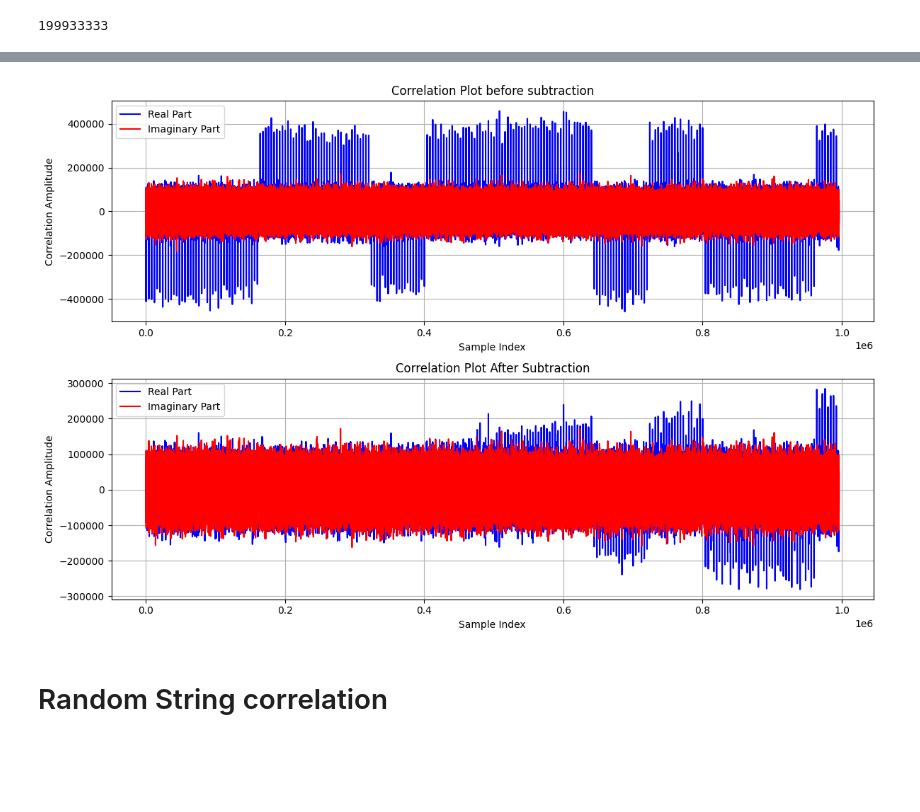
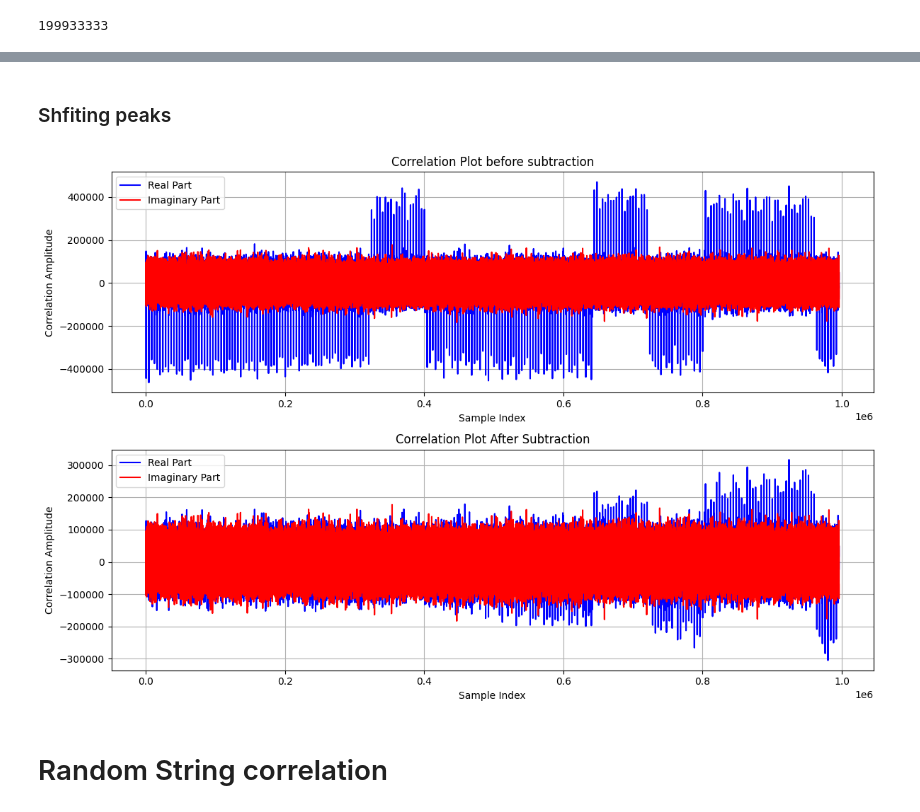
Before and after one commit to SnarkyGoblin123/BTP, a Jupyter notebook: test.ipynb, the cells around one changed output, grey strips where cells are left out. Cells and saved outputs as stored; diff of their text form; code cells hidden in the pictures; blank space fills up the shorter version.

```diff
--- a/test.ipynb
+++ b/test.ipynb
@@ -247,10 +251,10 @@ print(len(compdata))
 # %%
 # st = 70000000
 st1 = 299900000*0
-st = int(24000000*1)
+st = int(24000000*0)
 print(st)
 compdata1 = copy.deepcopy(compdata[st:st+1000000])
-corrected_shift, _ = search_doppler_shift(compdata1, st1+st, prn_upsample, f_d1, 4000000, [-5,0.1,0])
+corrected_shift, _ = search_doppler_shift(compdata1, st1+st, prn_upsample, f_d1, 4000000, [-2.5,0.01,-2])
 print(corrected_shift)
 # corrected_shift, _ = search_doppler_shift_2(compdata1, st, prn_upsample, f_d1, 4000000, [-10,0.01,10])
 # print(corrected_shift, _)
@@ -297,54 +301,62 @@ plt.show()
+# %% [markdown]
+### Shfiting peaks
 # %%
 prn_upsample = np.array(prn_upsample)
 shifted_data1 = apply_doppler_shift(compdata1, f_d1 + corrected_shift, 4000000, 0, st)
 corr_before = correlate(shifted_data1, prn_upsample)
 
-for i in range(100, 1000000-4000,4000):
+
+#############################################################################################################################
+############################## Here we tested the longterm shift in the gps data #############################################
+
+# Subtraction of each PRN symbol
+
+# for i in range(100, 1000000-4000,4000):
+#     alph = np.dot(prn_upsample.T, shifted_data1[i:i+4000])/np.dot(prn_upsample.T, prn_upsample)
+#     # print(alph)
+#     shifted_data1[i:i+4000] = shifted_data1[i:i+4000] - alph*prn_upsample
+
+for i in range(144, 1000000-4000,4000):
     alph = np.dot(prn_upsample.T, shifted_data1[i:i+4000])/np.dot(prn_upsample.T, prn_upsample)
     # print(alph)
     shifted_data1[i:i+4000] = shifted_data1[i:i+4000] - alph*prn_upsample
 
-for i in range(145, 1000000-4000,4000):
-    alph = np.dot(prn_upsample.T, shifted_data1[i:i+4000])/np.dot(prn_upsample.T, prn_upsample)
-    # print(alph)
-    shifted_data1[i:i+4000] = shifted_data1[i:i+4000] - alph*prn_upsample
-
-for i in range(143, 1000000-4000,4000):
-    alph = np.dot(prn_upsample.T, shifted_data1[i:i+4000])/np.dot(prn_upsample.T, prn_upsample)
-    # print(alph)
-    shifted_data1[i:i+4000] = shifted_data1[i:i+4000] - alph*prn_upsample
+# for i in range(143, 1000000-4000,4000):
+#     alph = np.dot(prn_upsample.T, shifted_data1[i:i+4000])/np.dot(prn_upsample.T, prn_upsample)
+#     # print(alph)
+#     shifted_data1[i:i+4000] = shifted_data1[i:i+4000] - alph*prn_upsample
 
 
 # shifted_data1 = apply_doppler_shift(compdata1, - corrected_shift, 4000000, 0, st)
 corr_new = correlate(shifted_data1, prn_upsample)
 
 
 plt.figure(figsize=(12, 8))
 
 # Plot corr_before
 plt.subplot(2, 1, 1)
 plt.plot(np.real(corr_before), label='Real Part', color='blue')
 plt.plot(np.imag(corr_before), label='Imaginary Part', color='red')
 plt.title('Correlation Plot before subtraction')
 plt.xlabel('Sample Index')
 plt.ylabel('Correlation Amplitude')
 plt.legend()
 plt.grid(True)
 
 # Plot corr_new
 plt.subplot(2, 1, 2)
 plt.plot(np.real(corr_new), label='Real Part', color='blue')
 plt.plot(np.imag(corr_new), label='Imaginary Part', color='red')
 plt.title('Correlation Plot After Subtraction')
 plt.xlabel('Sample Index')
 plt.ylabel('Correlation Amplitude')
 plt.legend()
 plt.grid(True)
 
 plt.tight_layout()
 plt.show()
 # %% [output]
-[figure, old version]
+[figure, new version]
 # %%
 # Correlate the PRN code with the data
 # prn_correlated1 = np.correlate(compdata_shifted1,prn_upsample)
```
Also changed, not shown: parts of 5 cells of this notebook, 14 other files.
